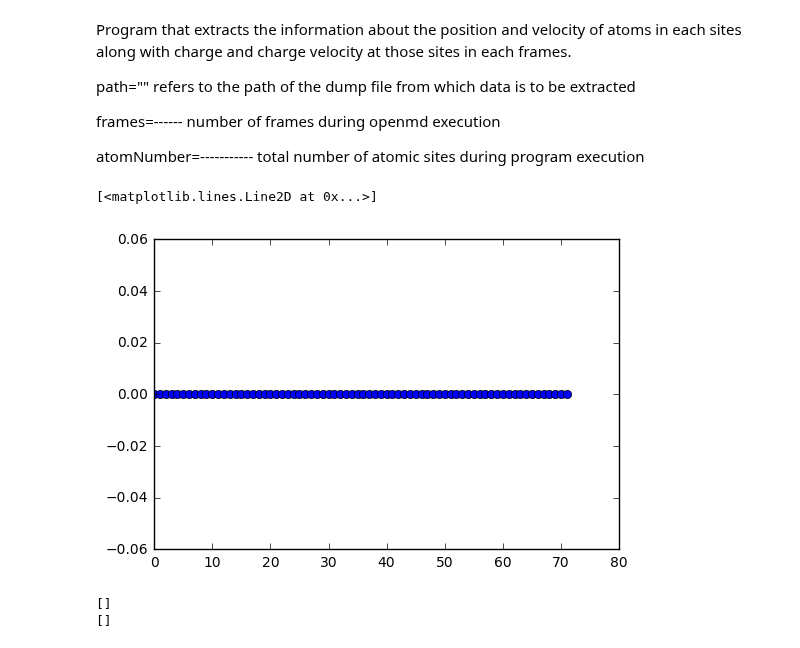
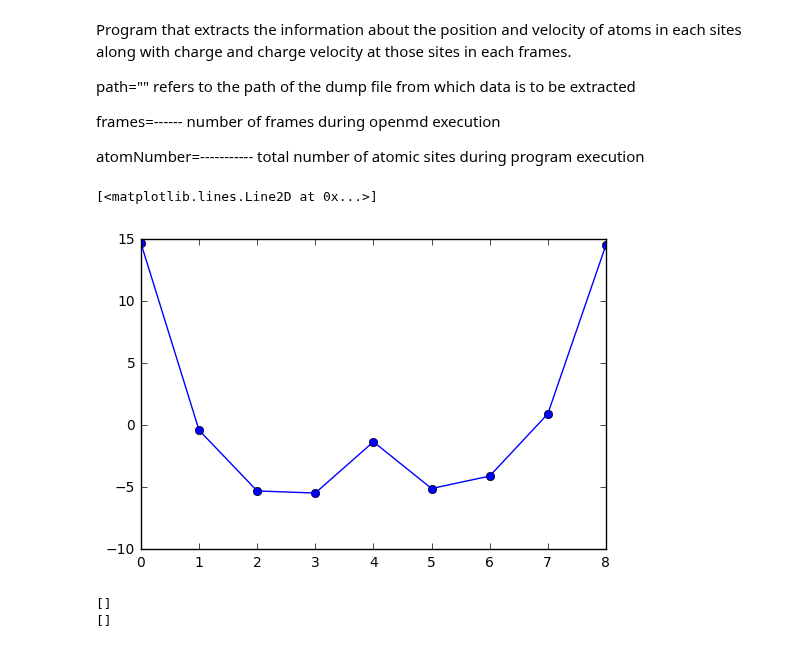
Before and after one commit to 123daimanu/DR_EAM, a Jupyter notebook: DataExtractDump.ipynb, the cells around one changed output. Drawn from its saved outputs; the diff is of its cells as text; code cells hidden in the pictures.

```diff
--- a/DataExtractDump.ipynb
+++ b/DataExtractDump.ipynb
@@ -18,9 +18,9 @@ from scipy import constants
 #==================================================================================================================
 #path="/home/hbhattar/afs/Hemanta/metals/ImageCharge/Pt100ImageCharge/Simulation/ImageSlab.dump"; #the path of the file
 #path="/home/hbhattar/afs/Hemanta/metals/ImageCharge/Pt100ImageCharge/Simulation/ImageSlabNFQ.dump";
-path="/home/hbhattar/afs/Hemanta/metals/Susceptiblity_K_determine/02/oxygen.dump";
+path="/home/hbhattar/afs/Hemanta/metals/KTuning/Simulation/PtSlab111Z9K_14E_2.dump";
 frames=100                  ;              #total frames in dump file
-atomNumber=2;         #total atoms in lattice
+atomNumber=864;         #total atoms in lattice
 
 
 #====================================================================================================================
@@ -123,10 +123,10 @@ for items in range(a.size):
     Ez.append(sum(ez[framing][layer[items][0]])/float(layer[items][0].size))
     charge.append(sum(c[framing][layer[items][0]])/float(layer[items][0].size))
 # %%
-lab.plot(vx[0][layer[6][0]],'o')
+lab.plot(Ez,'-o')
 # %% [output]
 [<matplotlib.lines.Line2D at 0x...>]
-[figure, old version]
+[figure, new version]
 # %%
 efq=ez[49][num.logical_and(x[0][:]==-2.020829,y[0][:]==.700036)]
 zfq=z[0][num.logical_and(x[0][:]==-2.020829,y[0][:]==.700036)]
```
Also changed, not shown: 13 other files.
